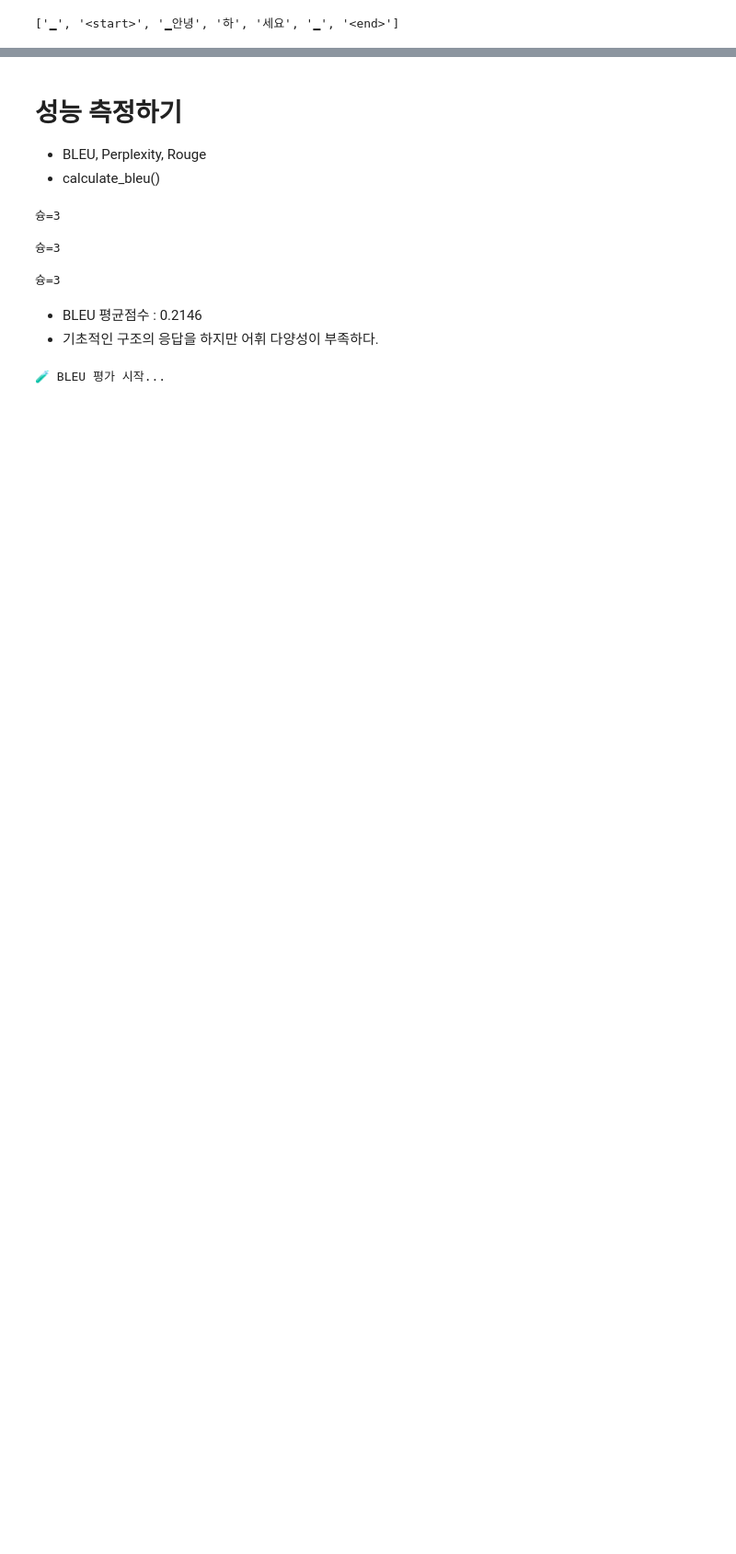
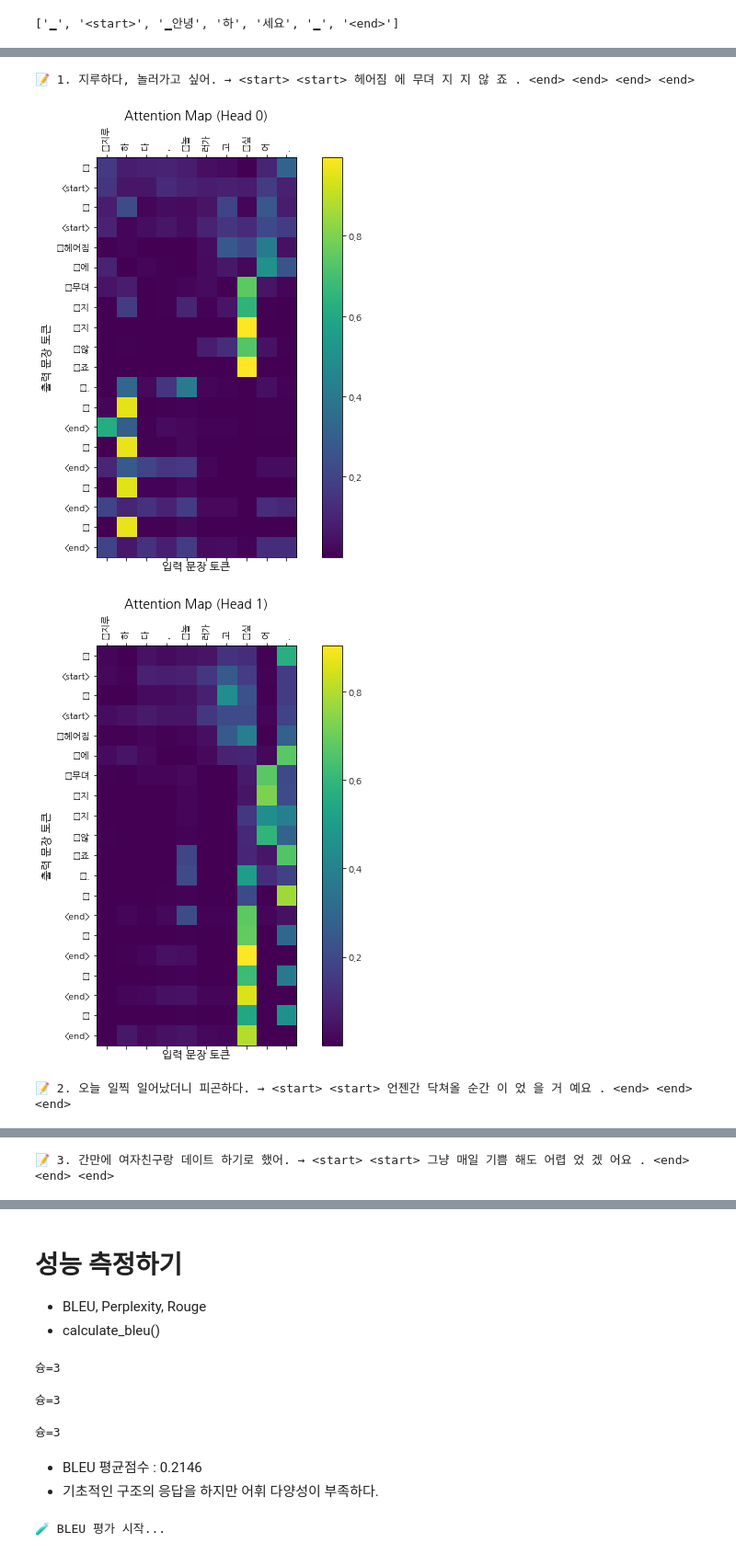
Before and after one commit to s-jyeon/AIFFEL_quest_rs, a Jupyter notebook: GoingDeeper/GD05/chatbot_transformer.ipynb, the cells around one changed output, grey strips where cells are left out. Shown: that part at 92% size. Drawn from its saved outputs; the diff is of its cells as text; code cells hidden in the pictures; blank space fills up the shorter version.

```diff
--- a/GoingDeeper/GD05/chatbot_transformer.ipynb
+++ b/GoingDeeper/GD05/chatbot_transformer.ipynb
@@ -1323,0 +1284,76 @@ plt.show()
+# %%
+transformer.load_weights("best_model_weights.h5")
+# %%
+import matplotlib.pyplot as plt
+import matplotlib.font_manager as fm
+import matplotlib as mpl
+
+# 폰트 경로 설정 - Colab 예시 (로컬이라면 경로 수정 가능)
+# !apt-get -qq install -y fonts-nanum
+# !fc-cache -fv
+# !rm ~/.cache/matplotlib -rf
+
+# 한글 폰트 설정
+mpl.rcParams['font.family'] = 'NanumGothic'  # 또는 'Malgun Gothic', 'AppleGothic' 등 OS에 맞게
+mpl.rcParams['axes.unicode_minus'] = False  # 마이너스 기호 깨짐 방지
+# %%
+def plot_attention_map(attn, input_tokens, output_tokens, head=0):
+    attn = attn[head]  # (tgt_len, src_len)
+    fig, ax = plt.subplots(figsize=(10, 8))
+    cax = ax.matshow(attn, cmap='viridis')
+
+    ax.set_xticks(range(len(input_tokens)))
+    ax.set_yticks(range(len(output_tokens)))
+    ax.set_xticklabels(input_tokens, fontproperties="NanumGothic", rotation=90)
+    ax.set_yticklabels(output_tokens, fontproperties="NanumGothic")
+
+    plt.xlabel("입력 문장 토큰", fontsize=12)
+    plt.ylabel("출력 문장 토큰", fontsize=12)
+    plt.title(f"Attention Map (Head {head})", fontsize=14)
+    plt.colorbar(cax)
+    plt.show()
+
+
+def evaluate(sentence):
+    sentence = preprocess_sentence(sentence)
+    encoder_input = tf.expand_dims(sp.encode(sentence, out_type=int), axis=0)
+    output = tf.expand_dims([sp.bos_id()], 0)
+    attention_weights = []
+
+    for _ in range(MAX_LENGTH):
+        enc_mask, dec_enc_mask, dec_mask = generate_masks(encoder_input, output)
+        predictions, _, _, dec_enc_attns = transformer(encoder_input, output, enc_mask, dec_enc_mask, dec_mask)
+
+        pred_id = tf.argmax(predictions[:, -1:, :], axis=-1)
+        pred_id = tf.cast(pred_id, tf.int32)
+
+        if pred_id.numpy()[0][0] == sp.eos_id():
+            break
+
+        output = tf.concat([output, pred_id], axis=-1)
+        attention_weights.append(dec_enc_attns[-1][0])  # [batch, heads, tgt, src]
+
+    decoded = sp.decode(tf.squeeze(output, axis=0).numpy().tolist())
+    return decoded, attention_weights
+
+
+for i, sentence in enumerate(sample_sentences, 1):
+    try:
+        response, attns = evaluate(sentence)
+        print(f"\n📝 {i}. {sentence} → {response}")
+
+        input_tokens = sp.encode(sentence, out_type=str)
+        output_tokens = sp.encode(response, out_type=str)
+
+        last_attn = attns[-1].numpy()  # 마지막 디코딩 step의 attention (heads, tgt_len, src_len)
+
+        for head in range(min(2, last_attn.shape[0])):  # 최대 2개 head만 시각화
+            plot_attention_map(last_attn, input_tokens, output_tokens, head=head)
+
+    except Exception as e:
+        print(f"❌ Error during attention visualization: {e}")
+# %% [output]
+📝 1. 지루하다, 놀러가고 싶어. → <start> <start> 헤어짐 에 무뎌 지 지 않 죠 . <end> <end> <end> <end>
+[figure, added]
+[figure, added]
+📝 2. 오늘 일찍 일어났더니 피곤하다. → <start> <start> 언젠간 닥쳐올 순간 이 었 을 거 예요 . <end> <end> <end>
@@ -1323,0 +1362 @@ plt.show()
+📝 3. 간만에 여자친구랑 데이트 하기로 했어. → <start> <start> 그냥 매일 기쁨 해도 어렵 었 겠 어요 . <end> <end> <end>
```
Also changed, not shown: parts of 6 cells of this notebook, 3 other files.
